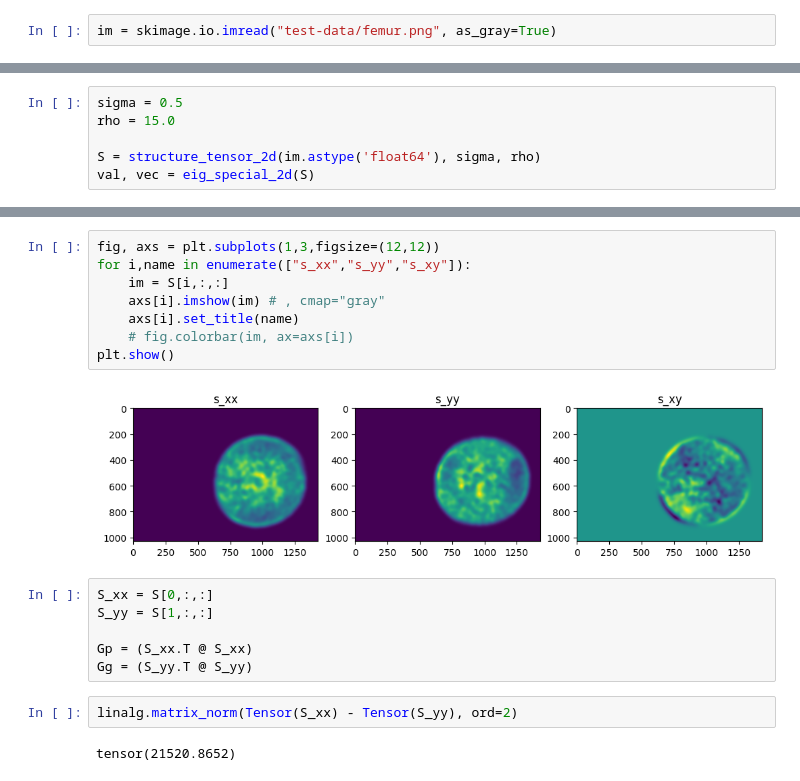
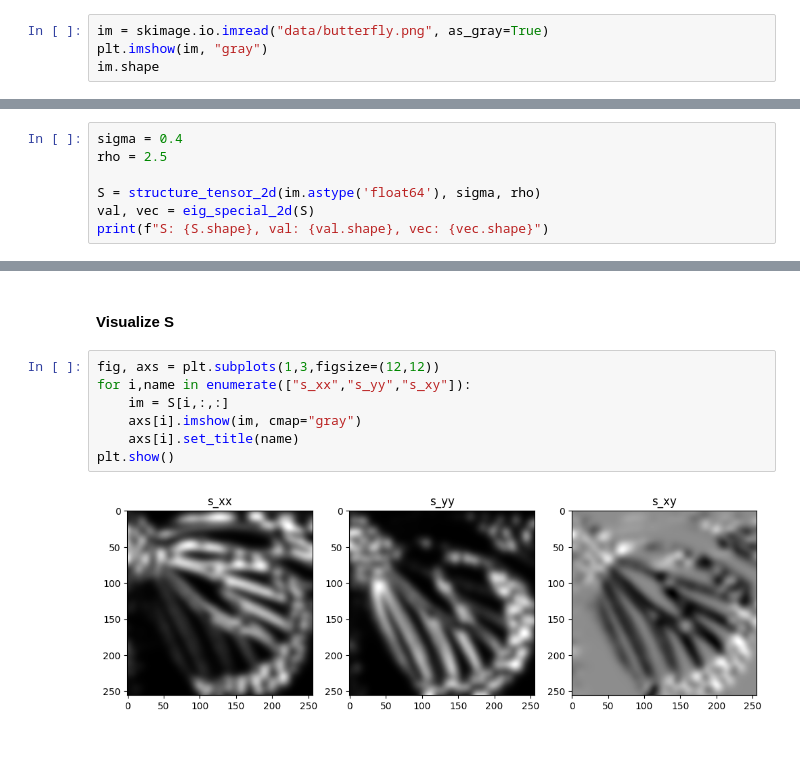
Before and after one commit to SebastianBitsch/SRGAN-ST, a Jupyter notebook: data-exploration/structure_tensor.ipynb, the cells around one changed output, grey strips where cells are left out. Saved outputs shown, nothing was run; the diff lists cells and outputs as text; blank space fills up the shorter version.

Commit message:
updated structure tensor examples

```diff
--- a/data-exploration/structure_tensor.ipynb
+++ b/data-exploration/structure_tensor.ipynb
@@ -10,2 +15,4 @@ from torch import nn, Tensor, flatten, cdist, linalg
 # %%
-im = skimage.io.imread("test-data/femur.png", as_gray=True)
+im = skimage.io.imread("data/butterfly.png", as_gray=True)
+plt.imshow(im, "gray")
+im.shape
@@ -12,6 +22,7 @@ im = skimage.io.imread("test-data/femur.png", as_gray=True)
 # %%
-sigma = 0.5
-rho = 15.0
+sigma = 0.4
+rho = 2.5
 
 S = structure_tensor_2d(im.astype('float64'), sigma, rho)
 val, vec = eig_special_2d(S)
+print(f"S: {S.shape}, val: {val.shape}, vec: {vec.shape}")
@@ -18,20 +76,11 @@ val, vec = eig_special_2d(S)
+# %% [markdown]
+#### Visualize S
 # %%
 fig, axs = plt.subplots(1,3,figsize=(12,12))
 for i,name in enumerate(["s_xx","s_yy","s_xy"]):
     im = S[i,:,:]
-    axs[i].imshow(im) # , cmap="gray"
+    axs[i].imshow(im, cmap="gray")
     axs[i].set_title(name)
-    # fig.colorbar(im, ax=axs[i])
 plt.show()
 # %% [output]
-[figure, old version]
+[figure, new version]
-# %%
-S_xx = S[0,:,:]
-S_yy = S[1,:,:]
-
-Gp = (S_xx.T @ S_xx)
-Gg = (S_yy.T @ S_yy)
-# %%
-linalg.matrix_norm(Tensor(S_xx) - Tensor(S_yy), ord=2)
-# %% [output]
-tensor(21520.8652)
```
Also changed, not shown: parts of 26 cells of this notebook, 1 other file.
